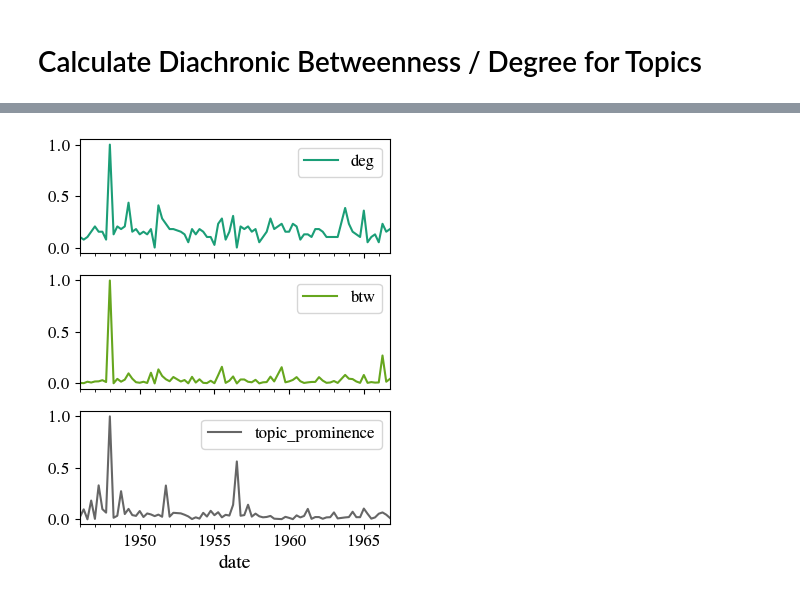
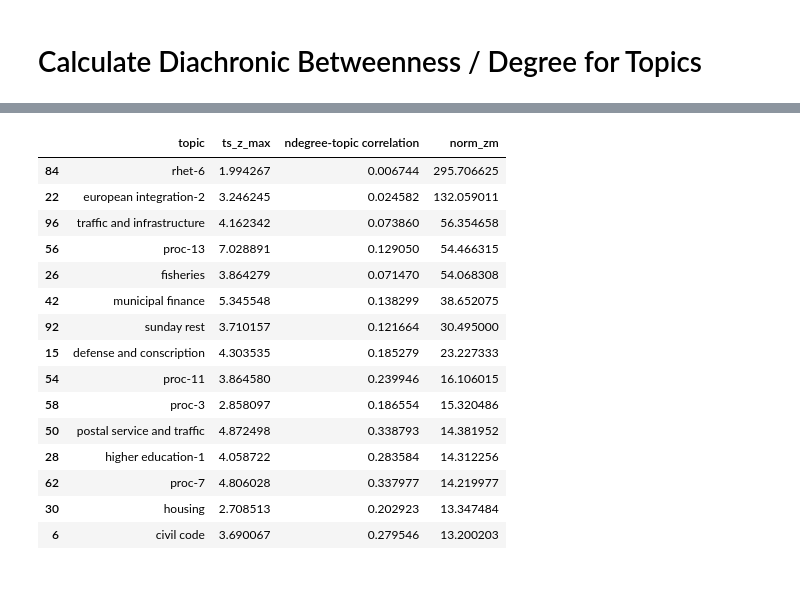
Before and after one commit to rubenros1795/linkage, a Jupyter notebook: 08-politicization.ipynb, the cells around one changed output, grey strips where cells are left out. Cells and saved outputs as stored; diff of their text form; code cells hidden in the pictures.

```diff
--- a/08-politicization.ipynb
+++ b/08-politicization.ipynb
@@ -109,3 +141,30 @@ def mm_scaler(a):
 # %%
 # Create a DF with the mean topic prominence per quarter
 dg = dists.groupby(dists.index.to_period('Q')).mean()
+
+# Loop over quarters, get networks (with a dis_filter of .75) and extract per-node betweenness and degree
+r = []
+for c,(date,dist_subset) in enumerate(dists.groupby(dists.index.to_period('Q'))):
+    g,comm,edge_df = get_network_from_mi_theta(mi_theta=dist_subset.to_numpy(),weight_threshold=0,dis_filter=.5,labels=labels,node_text='labels')
+    btw = dict(get_betweenness_values(g))
+    deg = dict(get_degree_values(g))
+    av_degree = igraph.mean(g.degree())
+    r += [{"top":l,"btw":btw[l],"deg":deg[l] / av_degree,"date":date} for l in btw.keys()]
+rd = pd.DataFrame(r)
+
+# For the per-node degree scores, calculate the zscores for their time series
+# Find the max zscore per topic, this might indicate burstiness
+top_pol = rd.drop(columns=['btw']).pivot(index='date',columns='top',values='deg').fillna(0.0)
+top_pol = pd.DataFrame(np.apply_along_axis(zscore,0,top_pol),index=top_pol.index,columns=top_pol.columns).max().reset_index()
+top_pol.columns = ['topic','ts_z_max']
+
+# Additionally, calculate the correlation between the topic degree time series and topic prominence time series
+# Non-correlating topics could point towards asynchronicity between prominence and degree
+stats = []
+for l in tqdm(labels.values()):
+    r_ = get_timeseries(rd=rd,dg=dg,target_metric='deg',topic_label=l,plot=False)
+    r_c = r_.corr()
+    cor_ = r_c.iloc[0,1]
+    stats.append({"topic":l,"ndegree-topic correlation":cor_})
+stats = pd.DataFrame(stats)
+top_pol = pd.merge(top_pol, stats, on='topic',how='outer')
@@ -129,7 +170,0 @@ rd_deg = pd.DataFrame(np.apply_along_axis(zscore,0,rd_deg),index=rd_deg.index,co
-# %%
-# Combine the degree and betweennes time series, extract their max z-score
-# This gives a crude overview of the most "bursty" topics
-
-top_pol = rd_deg.max().reset_index()
-top_pol = pd.merge(top_pol,rd_btw.max().reset_index(),on='top',how='outer')
-top_pol.columns = ['topic','deg_stand_max','btw_stand_max']
@@ -164,4 +171,23 @@ def plot_pol(topic_label):
-# %%
-plot_pol('credit markets')
-# %% [output]
-[figure, removed]
+# %%
+# Interesting topics are likely to have high max zscores, but low degree-topic correlation.
+# To get them, I divide the max zscores by the correlation coefficients, then sort the df
+
+top_pol['norm_zm'] = top_pol.ts_z_max / top_pol['ndegree-topic correlation']
+top_pol.sort_values('norm_zm',ascending=False).head(15)
+# %% [output]
+|  | topic | ts_z_max | ndegree-topic correlation | norm_zm |
+| 84 | rhet-6 | 1.994267 | 0.006744 | 295.706625 |
+| 22 | european integration-2 | 3.246245 | 0.024582 | 132.059011 |
+| 96 | traffic and infrastructure | 4.162342 | 0.073860 | 56.354658 |
+| 56 | proc-13 | 7.028891 | 0.129050 | 54.466315 |
+| 26 | fisheries | 3.864279 | 0.071470 | 54.068308 |
+| 42 | municipal finance | 5.345548 | 0.138299 | 38.652075 |
+| 92 | sunday rest | 3.710157 | 0.121664 | 30.495000 |
+| 15 | defense and conscription | 4.303535 | 0.185279 | 23.227333 |
+| 54 | proc-11 | 3.864580 | 0.239946 | 16.106015 |
+| 58 | proc-3 | 2.858097 | 0.186554 | 15.320486 |
+| 50 | postal service and traffic | 4.872498 | 0.338793 | 14.381952 |
+| 28 | higher education-1 | 4.058722 | 0.283584 | 14.312256 |
+| 62 | proc-7 | 4.806028 | 0.337977 | 14.219977 |
+| 30 | housing | 2.708513 | 0.202923 | 13.347484 |
+| 6 | civil code | 3.690067 | 0.279546 | 13.200203 |
```
Also changed, not shown: parts of 8 cells of this notebook, 1 other file.
